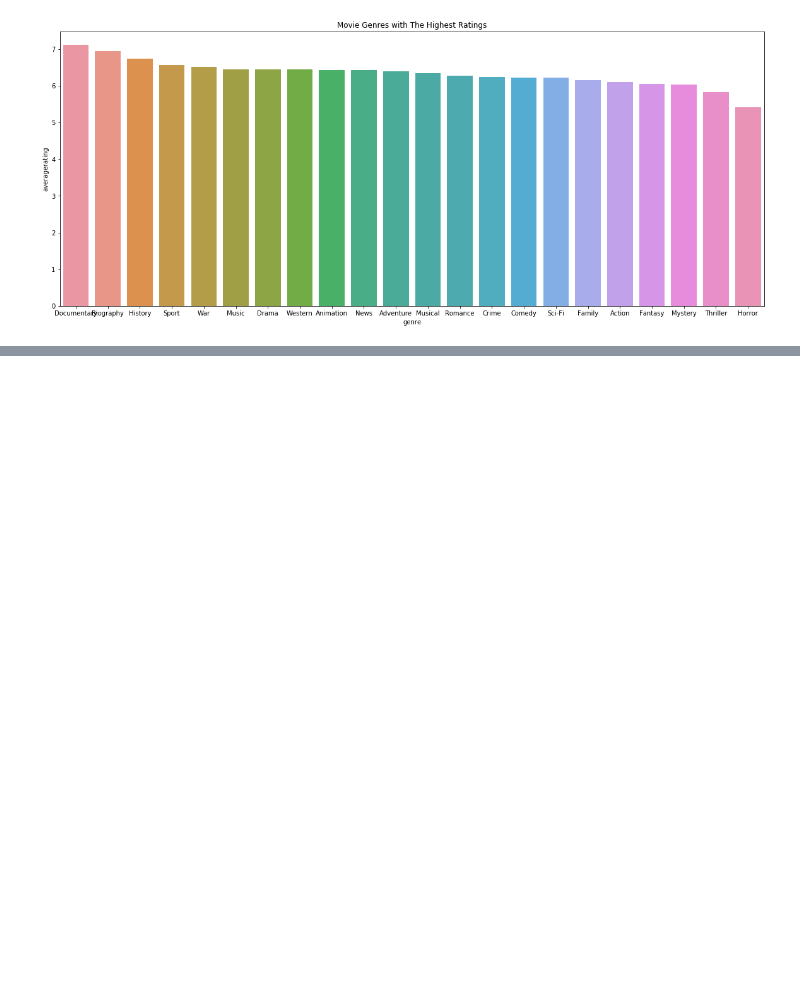
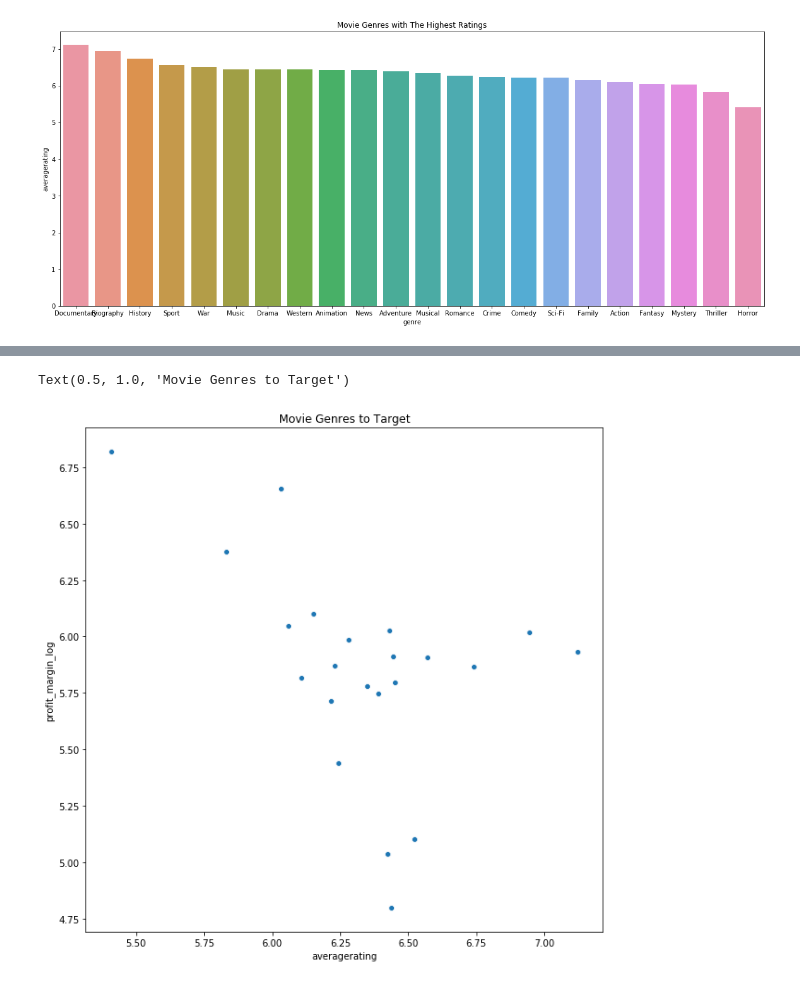
Before and after one commit to jfleury12/movie-collaboration, a Jupyter notebook: mod_1_project_EDA_fleury_2.ipynb, the cells around one changed output, grey strips where cells are left out. Saved outputs shown, nothing was run; the diff lists cells and outputs as text; code cells hidden in the pictures; blank space fills up the shorter version.

```diff
--- a/mod_1_project_EDA_fleury_2.ipynb
+++ b/mod_1_project_EDA_fleury_2.ipynb
@@ -736,0 +854,3 @@ Text(0.5, 1.0, 'Movie Genres with The Highest Ratings')
+# %%
+pf_df['profit_margin_log'] = pf_df.profit_margin.apply(lambda x: np.log(x))
+pf_df.head()
@@ -736,0 +873,6 @@ Text(0.5, 1.0, 'Movie Genres with The Highest Ratings')
+# %%
+plt.figure(figsize=(10,10))
+sns.scatterplot(x = ar_df.averagerating, y =pf_df.profit_margin_log).set_title("Movie Genres to Target")
+# %% [output]
+Text(0.5, 1.0, 'Movie Genres to Target')
+[figure, added]
```
Also changed, not shown: parts of 26 cells of this notebook.
